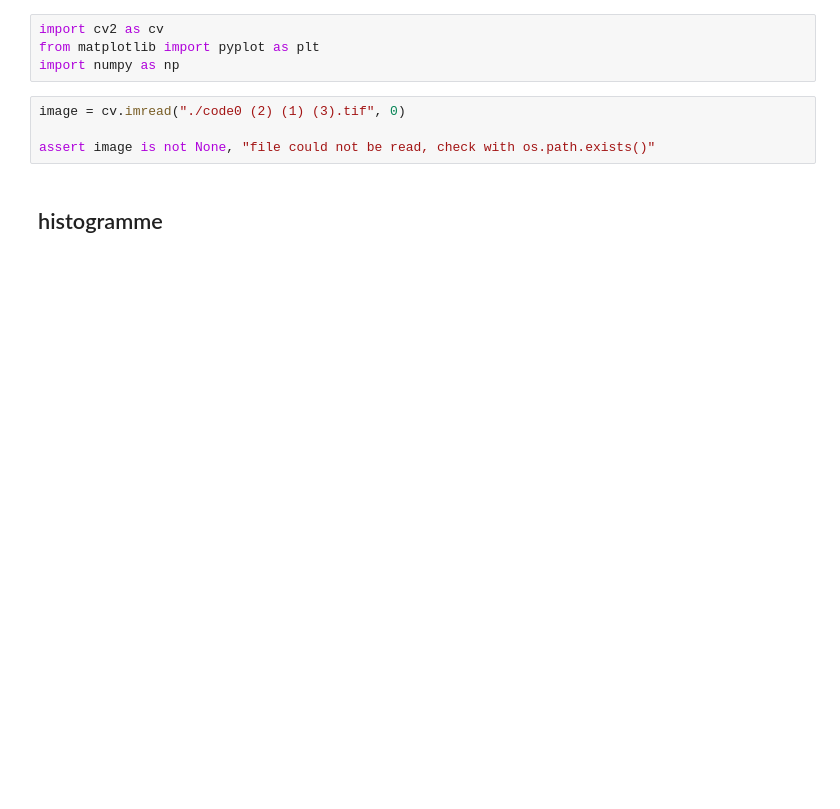
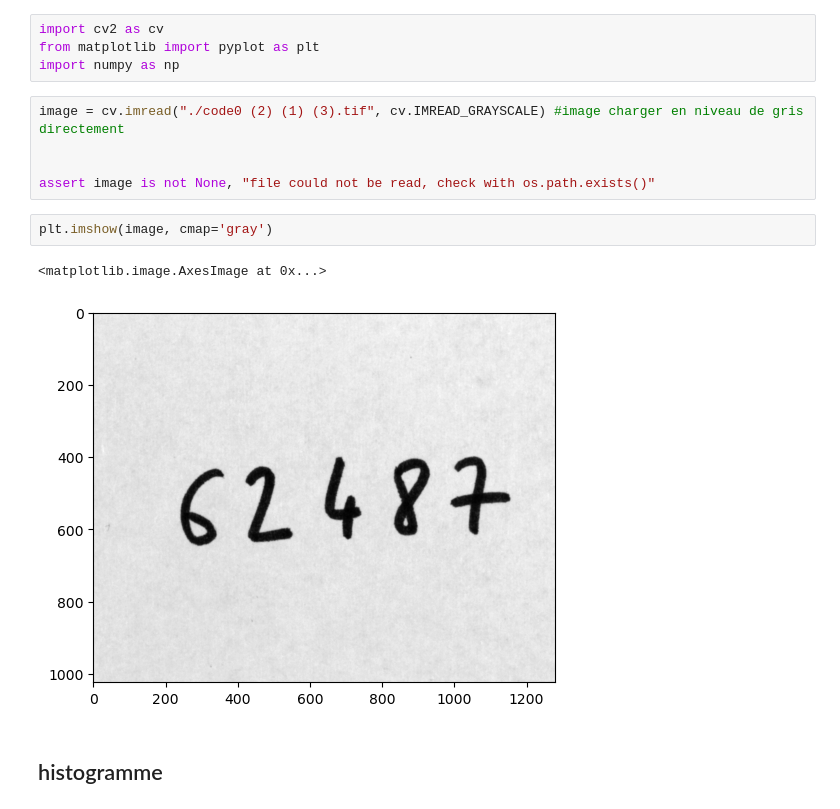
Before and after one commit to Lk-Organisation-ML/Tri_Postal, a Jupyter notebook: TriPostal2.ipynb, the cells around one changed output. Drawn from its saved outputs; the diff is of its cells as text; blank space fills up the shorter version.

```diff
--- a/TriPostal2.ipynb
+++ b/TriPostal2.ipynb
@@ -3,8 +13,14 @@ import cv2 as cv
 from matplotlib import pyplot as plt
 import numpy as np
 # %%
-image = cv.imread("./code0 (2) (1) (3).tif", 0)
+image = cv.imread("./code0 (2) (1) (3).tif", cv.IMREAD_GRAYSCALE) #image charger en niveau de gris directement
+
 
 assert image is not None, "file could not be read, check with os.path.exists()"
+# %%
+plt.imshow(image, cmap='gray')
+# %% [output]
+<matplotlib.image.AxesImage at 0x...>
+[figure, added]
 # %% [markdown]
 ## histogramme
```
Also changed, not shown: parts of 14 cells of this notebook.
